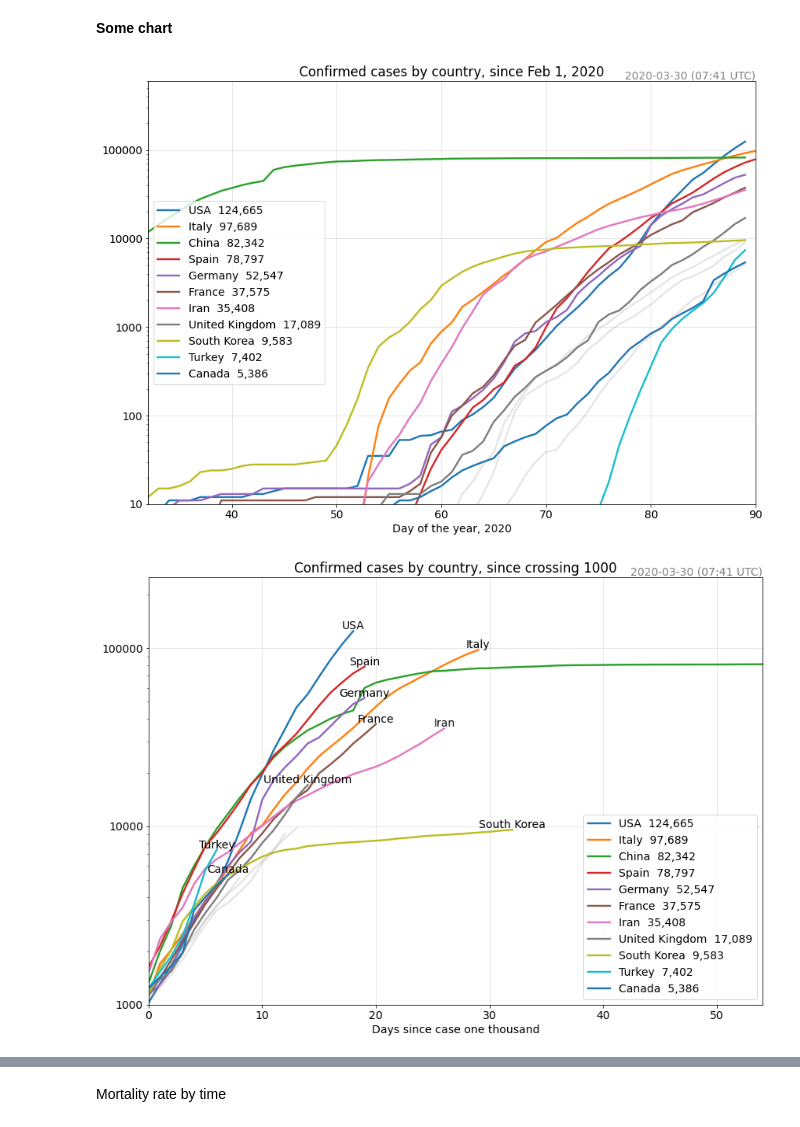
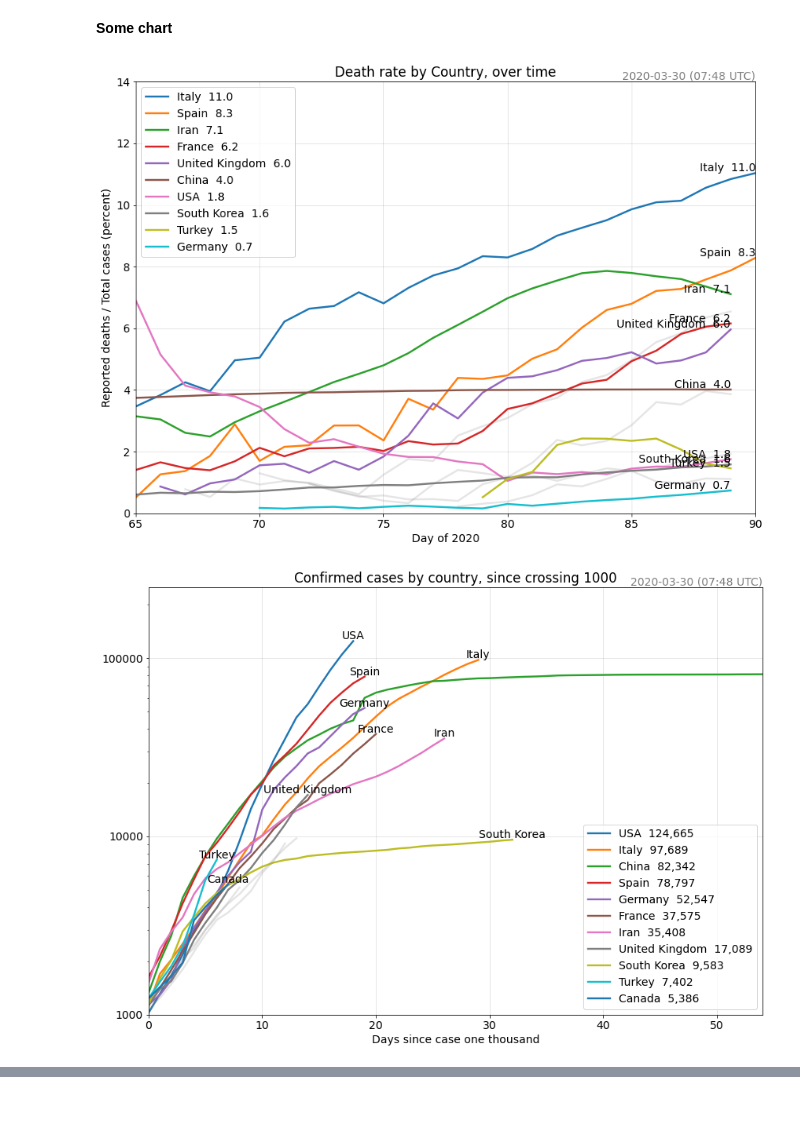
Before and after one commit to Covid-Analytics/covidanalytics.org, a Jupyter notebook: analysis/Covid19_world.ipynb, the cells around one changed output, grey strips where cells are left out. Cells and saved outputs as stored; diff of their text form; code cells hidden in the pictures.

```diff
--- a/analysis/Covid19_world.ipynb
+++ b/analysis/Covid19_world.ipynb
@@ -267,48 +267,69 @@ def create_xy_plot_by_series(_df,
     if stamp_2:
         plt.text(1, -0.04, stamp_2, transform=plt.gca().transAxes, alpha=0.5,
                  horizontalalignment='right', verticalalignment='top')
+
+    # display it
+    plt.show()
     return plt
 
 
 def is_population_less_than_20M(df_series):
     latest_population = df_series['Population'].iloc[-1].astype(int)
     return latest_population < 20E+06
 
 def is_population_less_than_40M(df_series):
     latest_population = df_series['Population'].iloc[-1].astype(int)
     return latest_population < 40E+06
 
 
-# Chart 1: by time
+# 1: Mortality
 plot = create_xy_plot_by_series(
     _df=countries_daily,
-    title='Confirmed cases by country, since Feb 1, 2020',
-    label_x='Day of the year, 2020',
-    y_key='Confirmed',
+    title="Death rate by Country, over time",
+    label_x="Day of 2020",
+    label_y="Reported deaths / Total cases (percent)",
+    y_key='Death_rate',
     x_key='X',
-    series_key='CountryName', series_values=countries_ranked['CountryName'],
-    y_log=True,
-    bounds=[date_to_day_of_year(datetime(2020, 2, 1)),None, 10, 300000],
-    is_series_secondary_function=is_population_less_than_20M,
+    series_key='CountryName',
+    series_values=oc__get_ranked_countries(countries_daily, metric='Death_rate')['CountryName'],
+    y_log=False,
+    #shift_x_to_intersect_y=5,
+    bounds=[65,None, 0,14],
+    legend_decimals=1,
+    data_labels="legend",
+    data_labels_alignment="right",
+    is_series_secondary_function=is_population_less_than_40M,
 )
-plot.show()
 
-# Chart 2: Snapped
-plot = create_xy_plot_by_series(
+# 2: Exponential Growth
+create_xy_plot_by_series(
     _df=countries_daily,
     title='Confirmed cases by country, since crossing 1000',
     label_x='Days since case one thousand',
     y_key='Confirmed',
     x_key='X',
     series_key='CountryName',
     series_values=countries_ranked['CountryName'],
     y_log=True,
     shift_x_to_intersect_y=1000,
     data_labels="series",
     data_labels_alignment="center",
     is_series_secondary_function=is_population_less_than_20M,
 )
+
+# 3: Time-based
+create_xy_plot_by_series(
+    _df=countries_daily,
+    title='Confirmed cases by country, since Feb 1, 2020',
+    label_x='Day of the year, 2020',
+    y_key='Confirmed',
+    x_key='X',
+    series_key='CountryName', series_values=countries_ranked['CountryName'],
+    y_log=True,
+    bounds=[date_to_day_of_year(datetime(2020, 2, 1)),None, 10, 300000],
+    is_series_secondary_function=is_population_less_than_20M,
+)
 plot.show()
 # %% [output]
-[figure, old version]
+[figure, new version]
 [figure]
@@ -315,2 +336,0 @@ plot.show()
-# %% [markdown]
-Mortality rate by time
```
Also changed, not shown: parts of 2 cells of this notebook.
